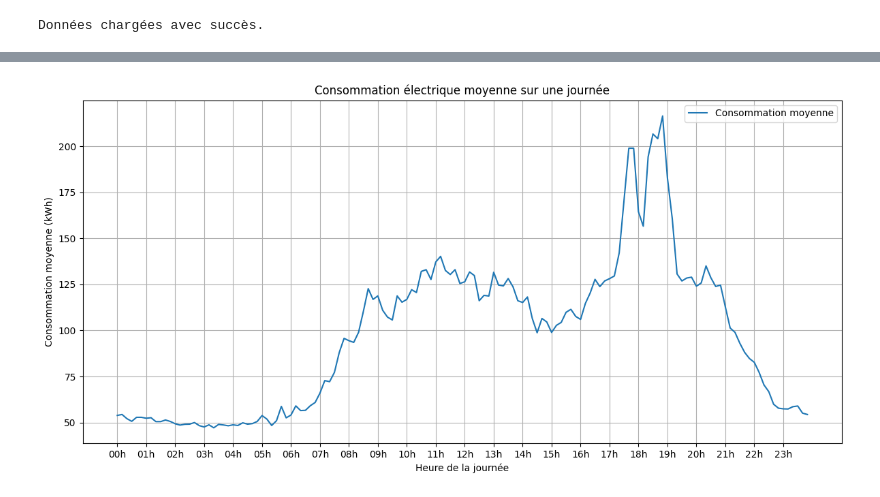
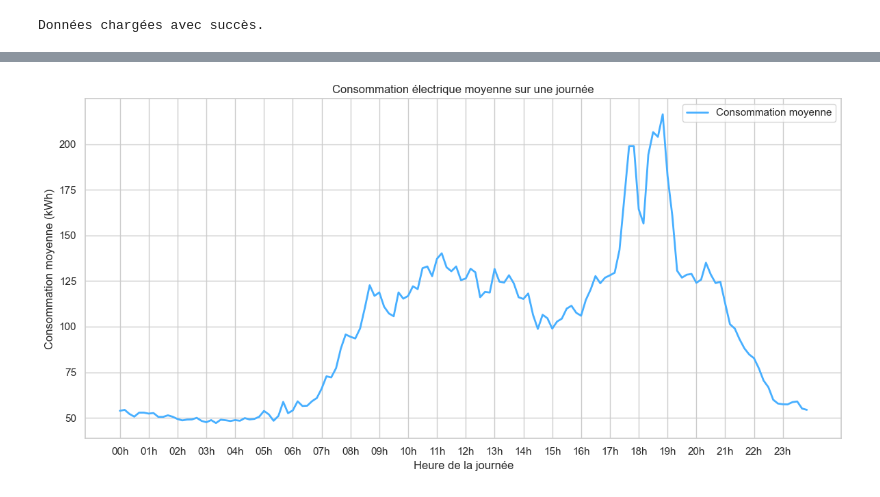
Before and after one commit to lcscaio77/appliances-energy-prediction, a Jupyter notebook: notebooks/01_data_exploration.ipynb, the cells around one changed output, grey strips where cells are left out. Cells and saved outputs as stored; diff of their text form; code cells hidden in the pictures.

Commit message:
changes preproc., init data explo., init modelization

```diff
--- a/notebooks/01_data_exploration.ipynb
+++ b/notebooks/01_data_exploration.ipynb
@@ -1,9 +1,13 @@
 # %%
 import config
+from src import load_data
+
 import numpy as np
 import pandas as pd
+import seaborn as sns
 import matplotlib.pyplot as plt
-from src import load_data
+
+sns.set_theme(style='whitegrid')
 # %%
 data = load_data(config.RAW_DATA_FILE)
 # %% [output]
@@ -13,20 +37,21 @@ data['date'] = pd.to_datetime(data['date'])
 # %%
 moyennes = data.groupby(data['date'].dt.time)['Appliances'].mean()
-
 moyennes.index = moyennes.index.astype(str)
 
 hours = [t for t in moyennes.index if t.endswith(':00:00')]
 hours_labels = [x.split(':')[0]+'h' for x in hours]
 
 plt.figure(figsize=(12, 6))
-plt.plot(moyennes.index, moyennes.values, label='Consommation moyenne')
+
+plt.plot(moyennes.index, moyennes.values, label='Consommation moyenne', linewidth=2, color='#47afff')
+
 plt.xlabel('Heure de la journée')
 plt.ylabel('Consommation moyenne (kWh)')
-plt.title('Consommation électrique moyenne sur une journée')
+plt.title('Consommation électrique moyenne sur une journée', )
 plt.xticks(hours, hours_labels)
-plt.grid()
+
 plt.legend()
 plt.tight_layout()
 plt.show()
 # %% [output]
-[figure, old version]
+[figure, new version]
```
Also changed, not shown: parts of 8 cells of this notebook, 7 other files.
